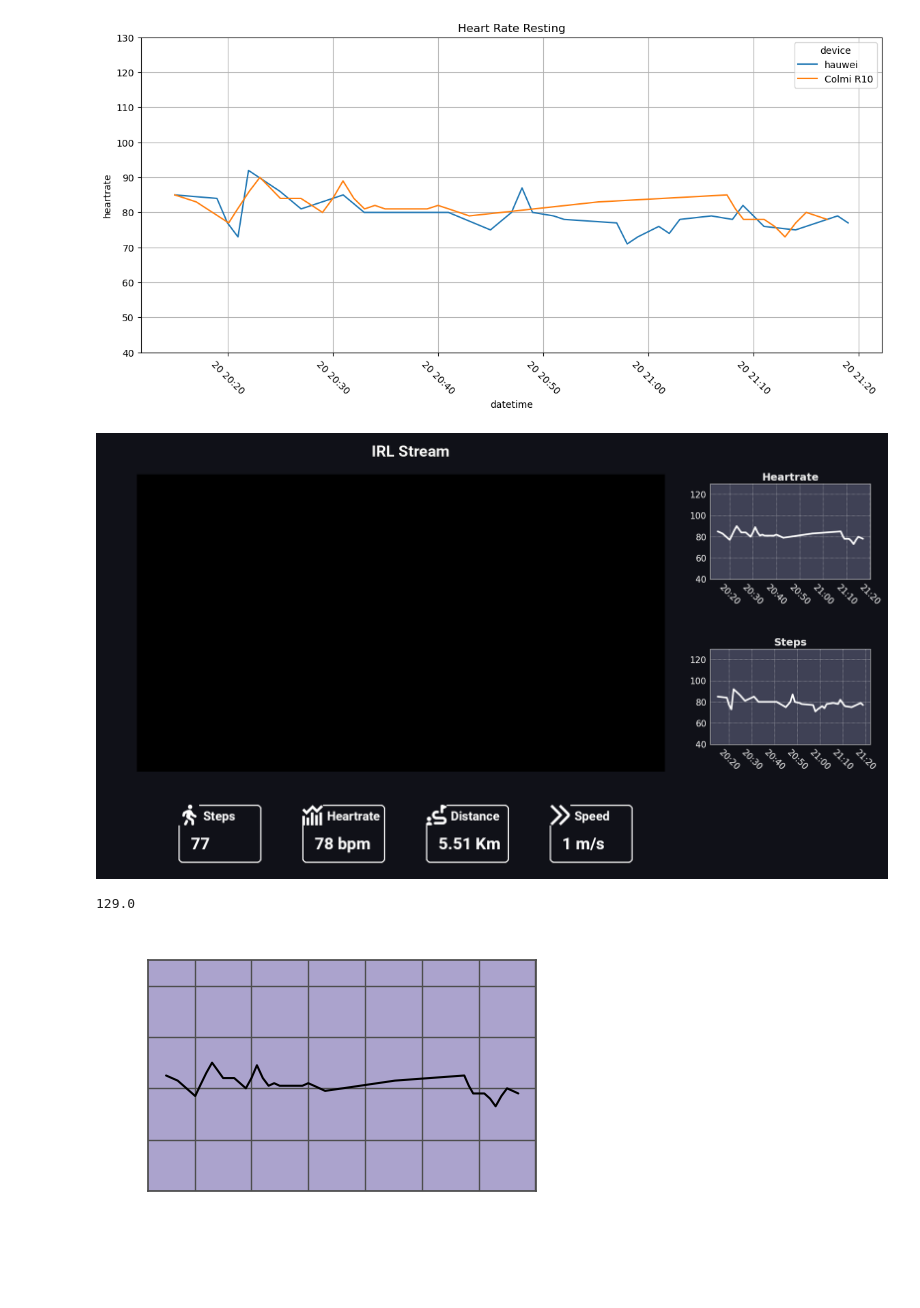
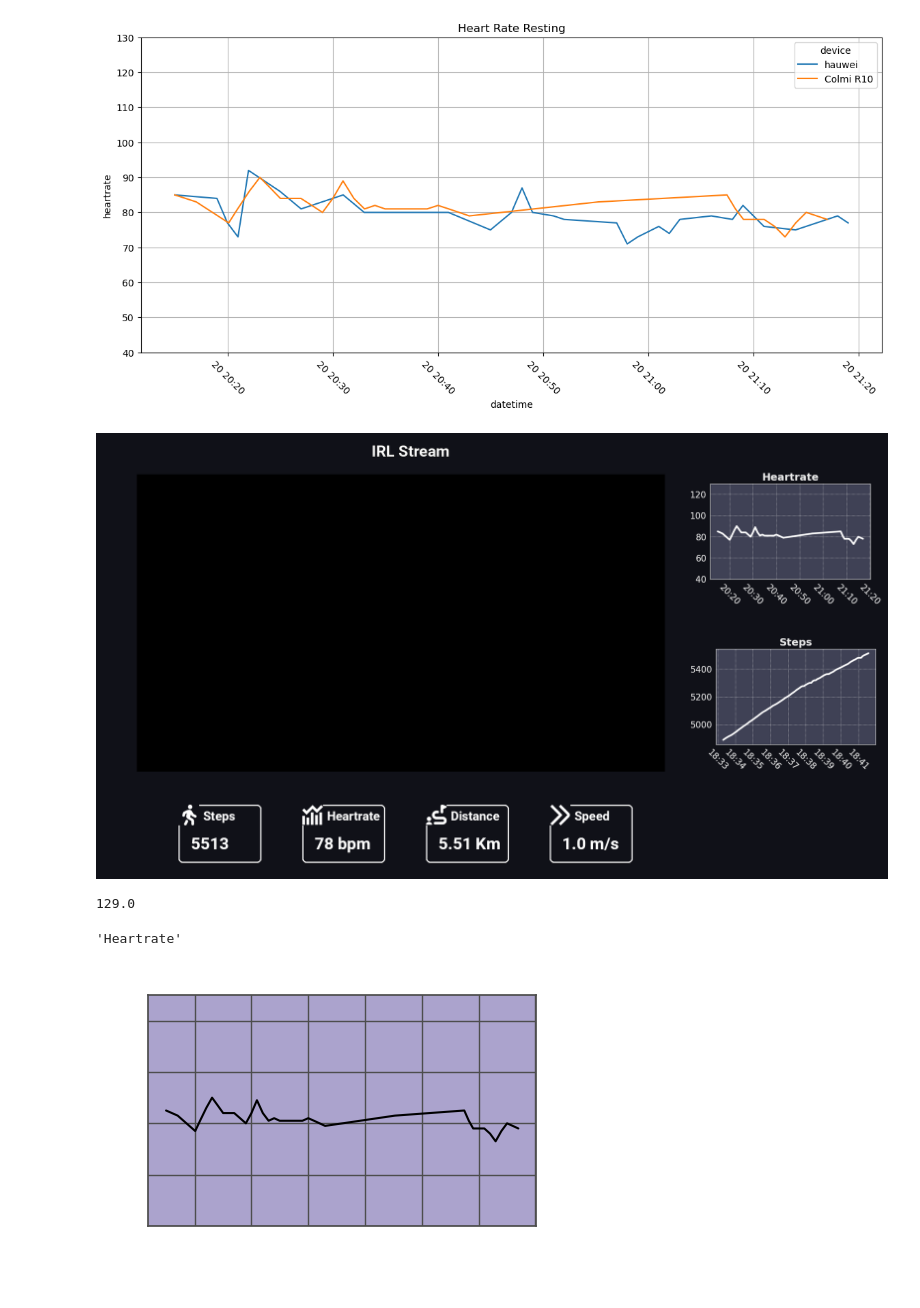
Before and after one commit to Rumidom/MinimalIRLStream, a Jupyter notebook: minimalstreamserver/minimaIRL.ipynb, the cells around one changed output. Drawn from its saved outputs; the diff is of its cells as text; code cells hidden in the pictures.

```diff
--- a/minimalstreamserver/minimaIRL.ipynb
+++ b/minimalstreamserver/minimaIRL.ipynb
@@ -163,10 +180,10 @@ plt.show()
 # %% [output]
 [figure]
 # %%
-im = GenerateFrame(heartRateData=colmiHeartRatesResting,distanceData = colmidistanceWalking,stepsData=huaweiHeartRatesResting)
+im = GenerateFrame(heartRateData=colmiHeartRatesResting,distanceData = colmidistanceWalking,stepsData=colmidistanceWalking)
 im
 # %% [output]
-[figure, old version]
+[figure, new version]
 # %%
 df2 = df.nlargest(1, ['Fee'])
 # %%
@@ -175,6 +192,15 @@ timedelta = df_hr.nlargest(2, ['datetime'])['datetime'].iloc[0]-df_hr.nlargest(2
 timedelta.total_seconds()
 # %% [output]
 129.0
+# %%
+df_hr = convertRawRedisToDF(colmidistanceWalking,label="Heartrate")
+#subtractFirstItem(df_hr)
+first_instance = df_hr.iloc[-1]
+#df_hr.apply(lambda x:x-first_instance.to_numpy()[1])
+df_hr['Heartrate'] = df_hr['Heartrate']-first_instance.to_numpy()[1]
+df_hr.columns[1]
+# %% [output]
+'Heartrate'
 # %%
 df_colmi = convertRawRedisToDF(colmiHeartRatesResting,label="heartrate")
 
```
Also changed, not shown: parts of 2 cells of this notebook, 7 other files.
